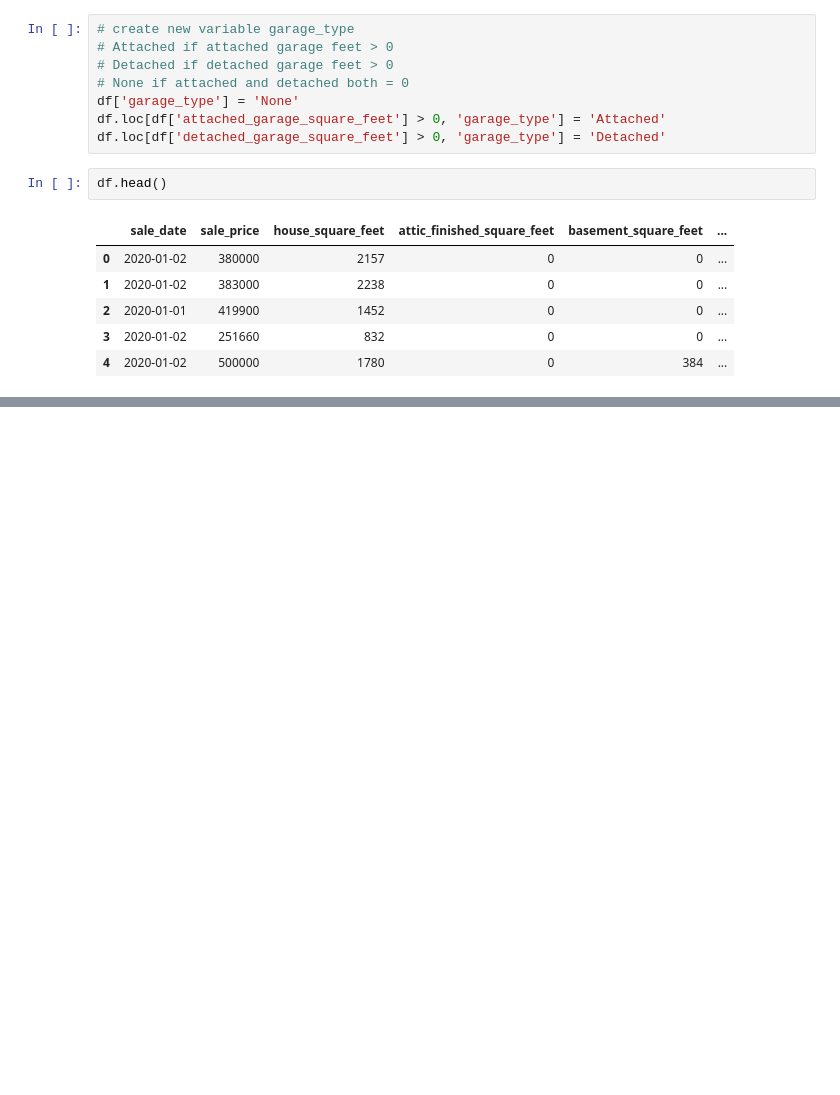
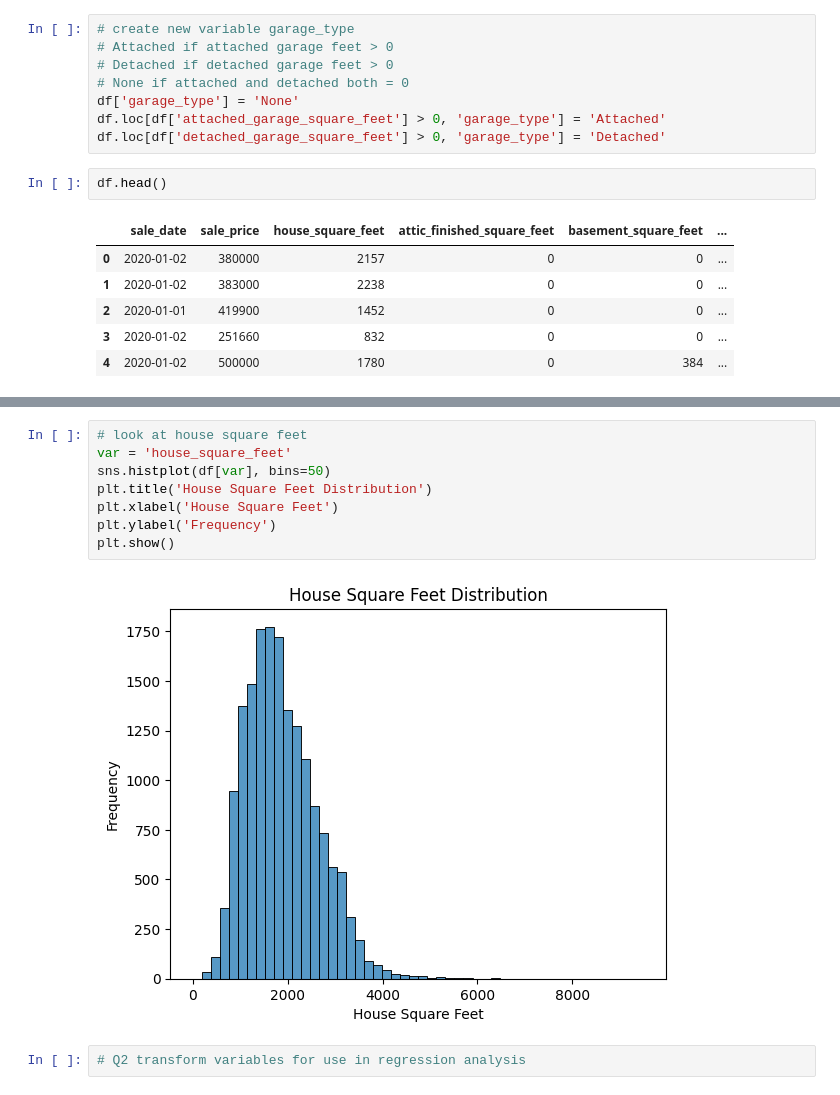
Before and after one commit to kpunsalan8/linearModels-KP, a Jupyter notebook: lab/lab_notebook_applied.ipynb, the cells around one changed output, grey strips where cells are left out. Drawn from its saved outputs; the diff is of its cells as text; blank space fills up the shorter version.

```diff
--- a/lab/lab_notebook_applied.ipynb
+++ b/lab/lab_notebook_applied.ipynb
@@ -143,0 +190,12 @@ df.head()
+# %%
+# look at house square feet
+var = 'house_square_feet'
+sns.histplot(df[var], bins=50)
+plt.title('House Square Feet Distribution')
+plt.xlabel('House Square Feet')
+plt.ylabel('Frequency')
+plt.show()
+# %% [output]
+[figure, added]
+# %%
+# Q2 transform variables for use in regression analysis
```
Also changed, not shown: parts of 4 cells of this notebook.
